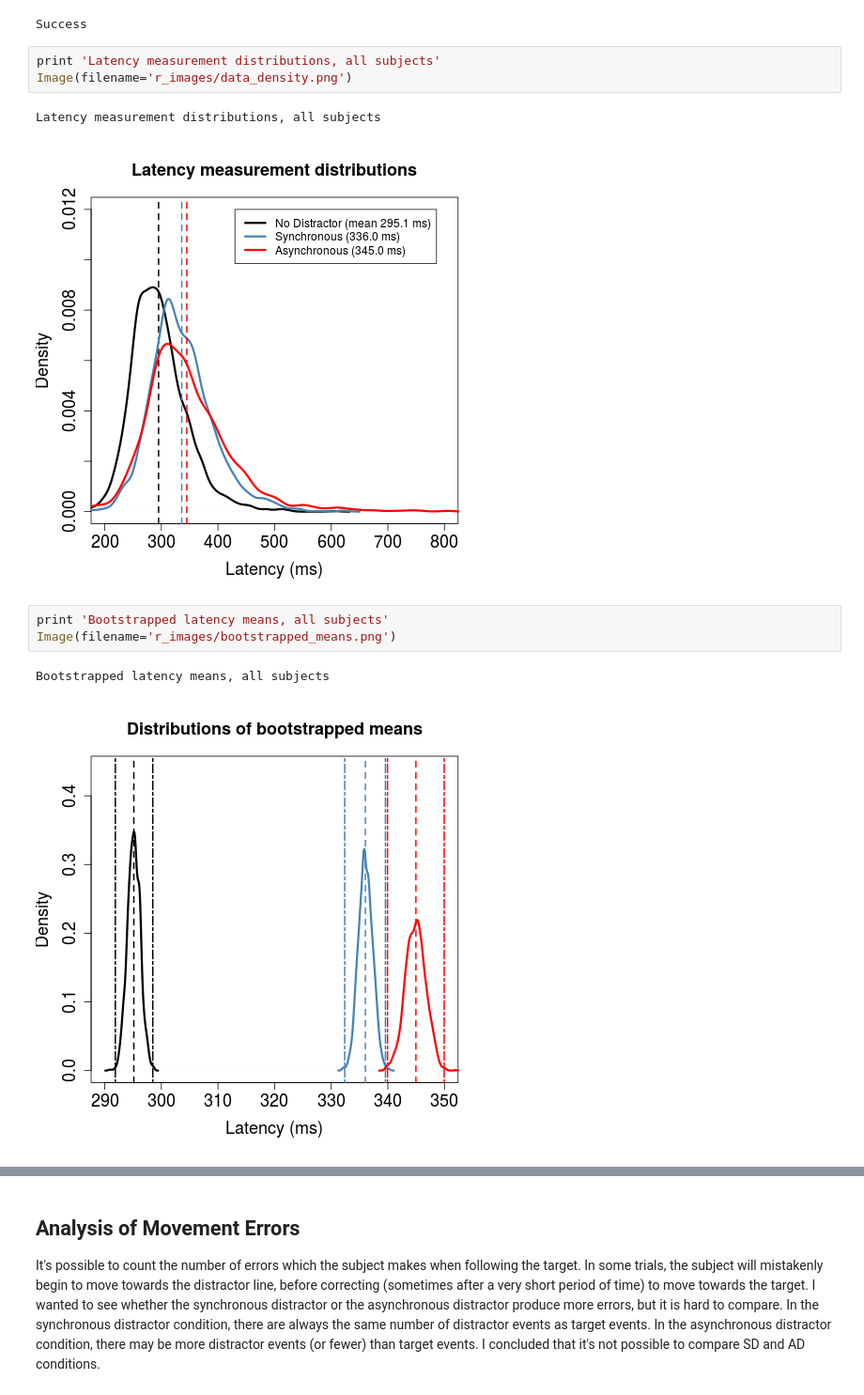
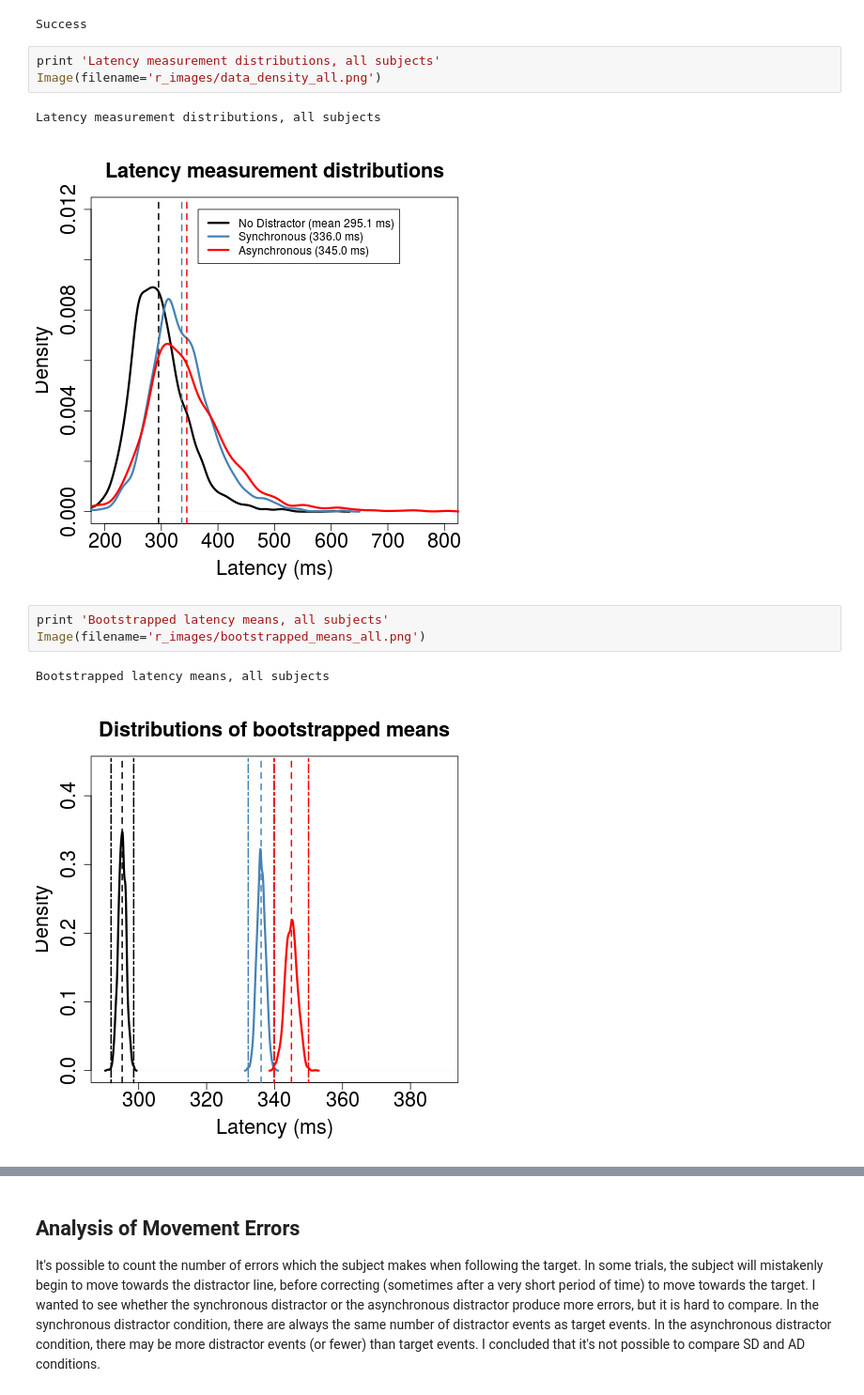
Before and after one commit to ABRG-Models/linetask2014, a Jupyter notebook: analysis/Anova.ipynb, the cells around one changed output, grey strips where cells are left out. Shown at 94% size. Drawn from its saved outputs; the diff is of its cells as text.

Commit message:
Minor fixes in advance of publishing these data

```diff
--- a/analysis/Anova.ipynb
+++ b/analysis/Anova.ipynb
@@ -2222,15 +2226,15 @@ else:
 Success
 # %%
 print 'Latency measurement distributions, all subjects'
-Image(filename='r_images/data_density.png')
+Image(filename='r_images/data_density_all.png')
 # %% [output]
 Latency measurement distributions, all subjects
-[figure, old version]
+[figure, new version]
 # %%
 print 'Bootstrapped latency means, all subjects'
-Image(filename='r_images/bootstrapped_means.png')
+Image(filename='r_images/bootstrapped_means_all.png')
 # %% [output]
 Bootstrapped latency means, all subjects
-[figure, old version]
+[figure, new version]
 # %%
 print 'Means again, this time with 95% confidence intervals as error bars'
```
Also changed, not shown: parts of 9 cells of this notebook, 3 other files.
